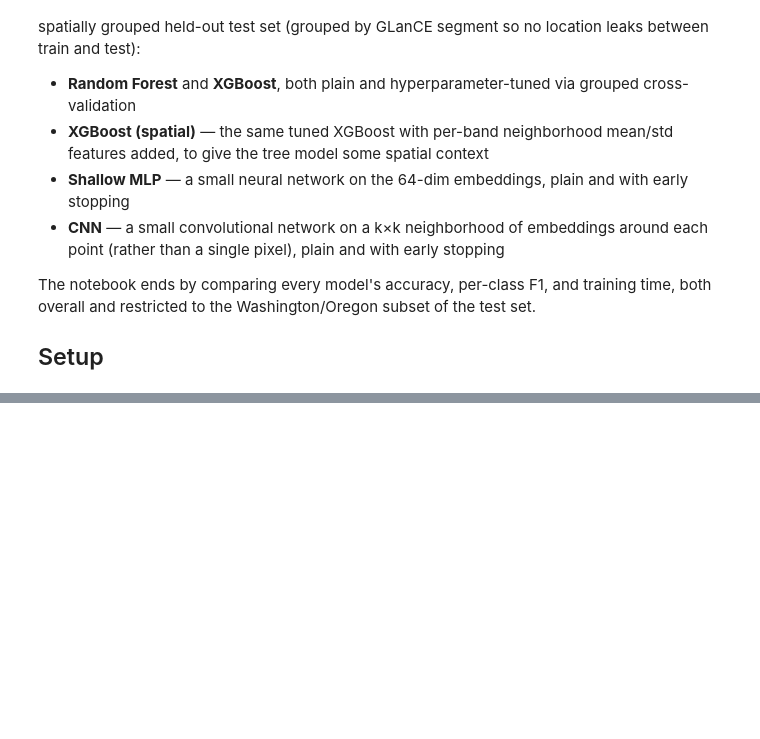
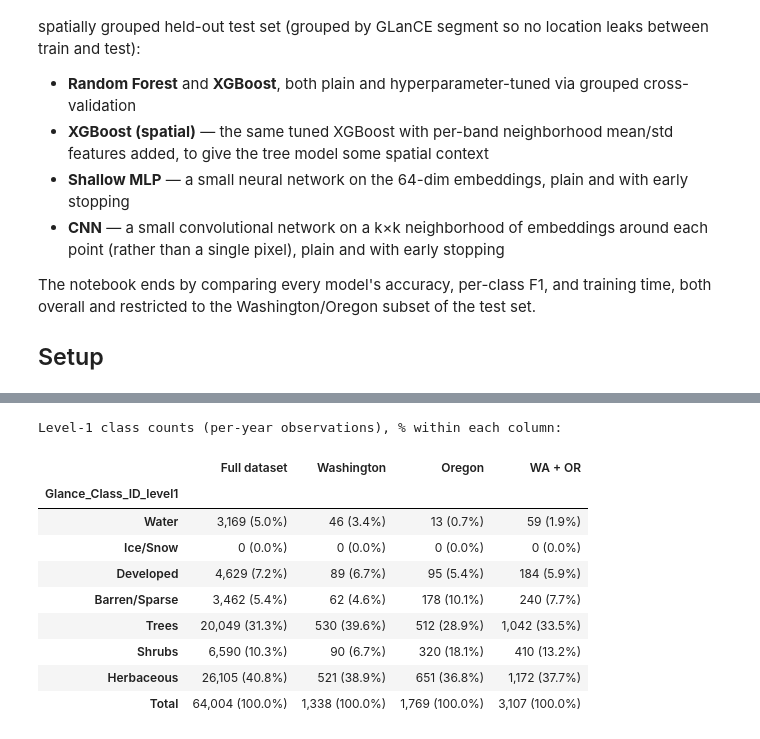
Before and after one commit to k-wheeler/PNW_LULC, a Jupyter notebook: Main.ipynb, the cells around one changed output, grey strips where cells are left out. Drawn from its saved outputs; the diff is of its cells as text; code cells hidden in the pictures; blank space fills up the shorter version.

```diff
--- a/Main.ipynb
+++ b/Main.ipynb
@@ -56,7 +56,7 @@ ee.Initialize(project='turnkey-lacing-391919')
 # ── Define Variables ─────────────────────────────────────────────────────────────────
 start_year = 2017
 download_embeddings = True #If True, sample any missing years' embeddings from GEE; if False, only load years already cached locally
-refit_models = True # When set to True, this will cause the models to be refit. Available saved models will be loaded when False
+refit_models = False # When set to True, this will cause the models to be refit. Available saved models will be loaded when False
 # %% [markdown]
 ## Data Preparation
 
@@ -518,3 +770,50 @@ plot_training_curve(
+# %%
+# ── Class Counts (full dataset vs Washington/Oregon) ─────────────────────────────────
+# Level-1 class name for every per-year observation.
+class1_names = expanded_Glance_Class1['Glance_Class_ID_level1'].map(class1_dict)
+
+# ── State of each observation via point-in-polygon (WA/OR TIGER polygons) ────────────
+wa_or_fc = (ee.FeatureCollection('TIGER/2018/States')
+            .filter(ee.Filter.inList('NAME', ['Washington', 'Oregon'])))
+wa_or_states = gpd.GeoDataFrame.from_features(
+    wa_or_fc.getInfo()['features'], crs='EPSG:4326')[['NAME', 'geometry']]
+pts = gpd.GeoDataFrame(
+    expanded_Glance_Class1[['Glance_ID']].copy(),
+    geometry=gpd.points_from_xy(expanded_Glance_Class1['Lon'], expanded_Glance_Class1['Lat']),
+    crs='EPSG:4326')
+joined = gpd.sjoin(pts, wa_or_states, predicate='within', how='left')
+joined = joined[~joined.index.duplicated(keep='first')]  # guard against border points matching both
+state_of = joined['NAME'].reindex(expanded_Glance_Class1.index)
+
+# ── Counts (rows ordered by Level-1 class id, with a Total row) ──────────────────────
+class_order = [class1_dict[k] for k in sorted(class1_dict)]
+counts = pd.DataFrame({
+    'Full dataset': class1_names.value_counts(),
+    'Washington': class1_names[state_of == 'Washington'].value_counts(),
+    'Oregon': class1_names[state_of == 'Oregon'].value_counts(),
+}).reindex(class_order).fillna(0).astype(int)
+counts['WA + OR'] = counts['Washington'] + counts['Oregon']
+counts.loc['Total'] = counts.sum()
+
+# ── Format each count with its within-column percentage: "count (pct%)" ──────────────
+col_totals = counts.loc['Total']
+class_counts = counts.apply(lambda col: col.map(
+    lambda v: f'{v:,} ({v / col_totals[col.name] * 100:.1f}%)' if col_totals[col.name] else f'{v:,}'))
+
+print('Level-1 class counts (per-year observations), % within each column:')
+display(class_counts)
+# %% [output]
+Level-1 class counts (per-year observations), % within each column:
+|  | Full dataset | Washington | Oregon | WA + OR |
+| Glance_Class_ID_level1 |  |  |  |  |
+| Water | 3,169 (5.0%) | 46 (3.4%) | 13 (0.7%) | 59 (1.9%) |
+| Ice/Snow | 0 (0.0%) | 0 (0.0%) | 0 (0.0%) | 0 (0.0%) |
+| Developed | 4,629 (7.2%) | 89 (6.7%) | 95 (5.4%) | 184 (5.9%) |
+| Barren/Sparse | 3,462 (5.4%) | 62 (4.6%) | 178 (10.1%) | 240 (7.7%) |
+| Trees | 20,049 (31.3%) | 530 (39.6%) | 512 (28.9%) | 1,042 (33.5%) |
+| Shrubs | 6,590 (10.3%) | 90 (6.7%) | 320 (18.1%) | 410 (13.2%) |
+| Herbaceous | 26,105 (40.8%) | 521 (38.9%) | 651 (36.8%) | 1,172 (37.7%) |
+| Total | 64,004 (100.0%) | 1,338 (100.0%) | 1,769 (100.0%) | 3,107 (100.0%) |
 # %% [markdown]
 ## Model Comparison
 
```
Also changed, not shown: parts of 31 cells of this notebook, 1 other file.
